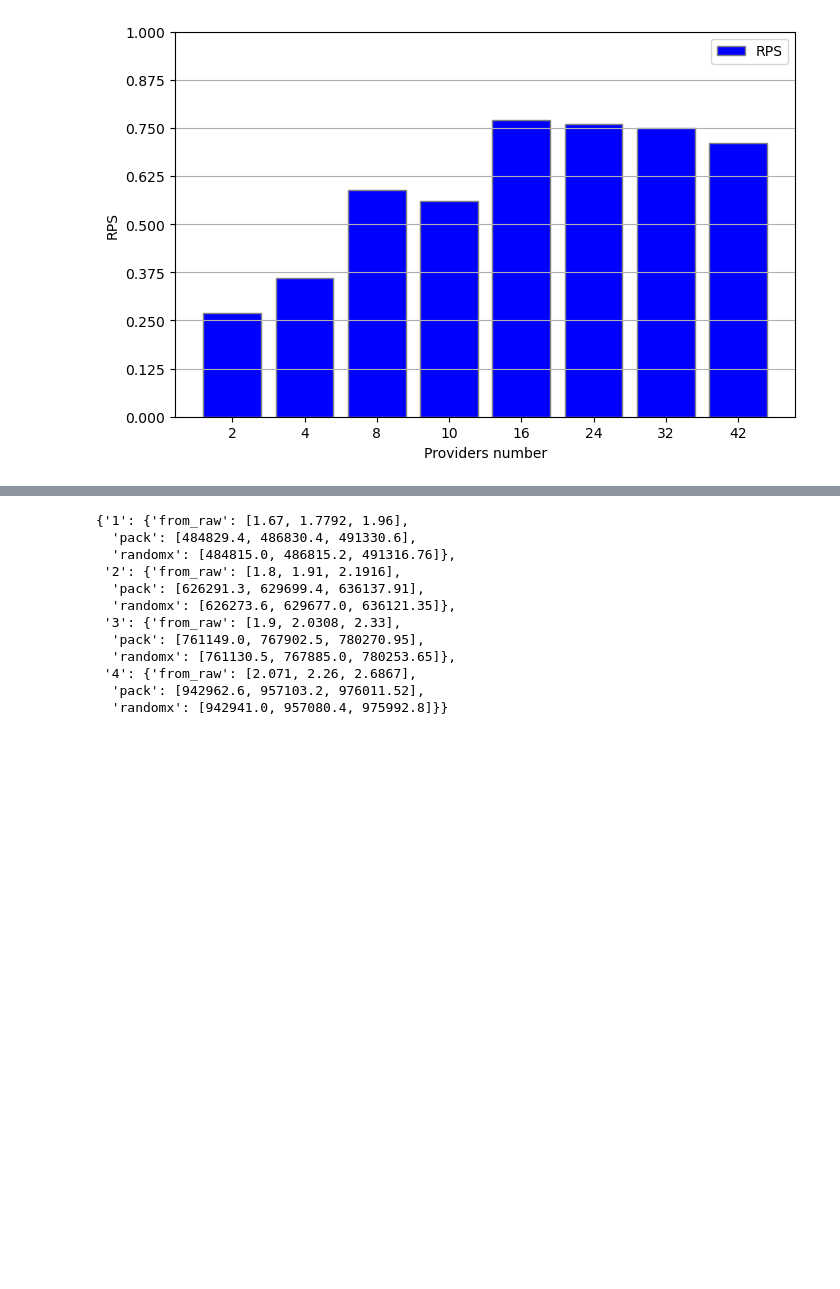
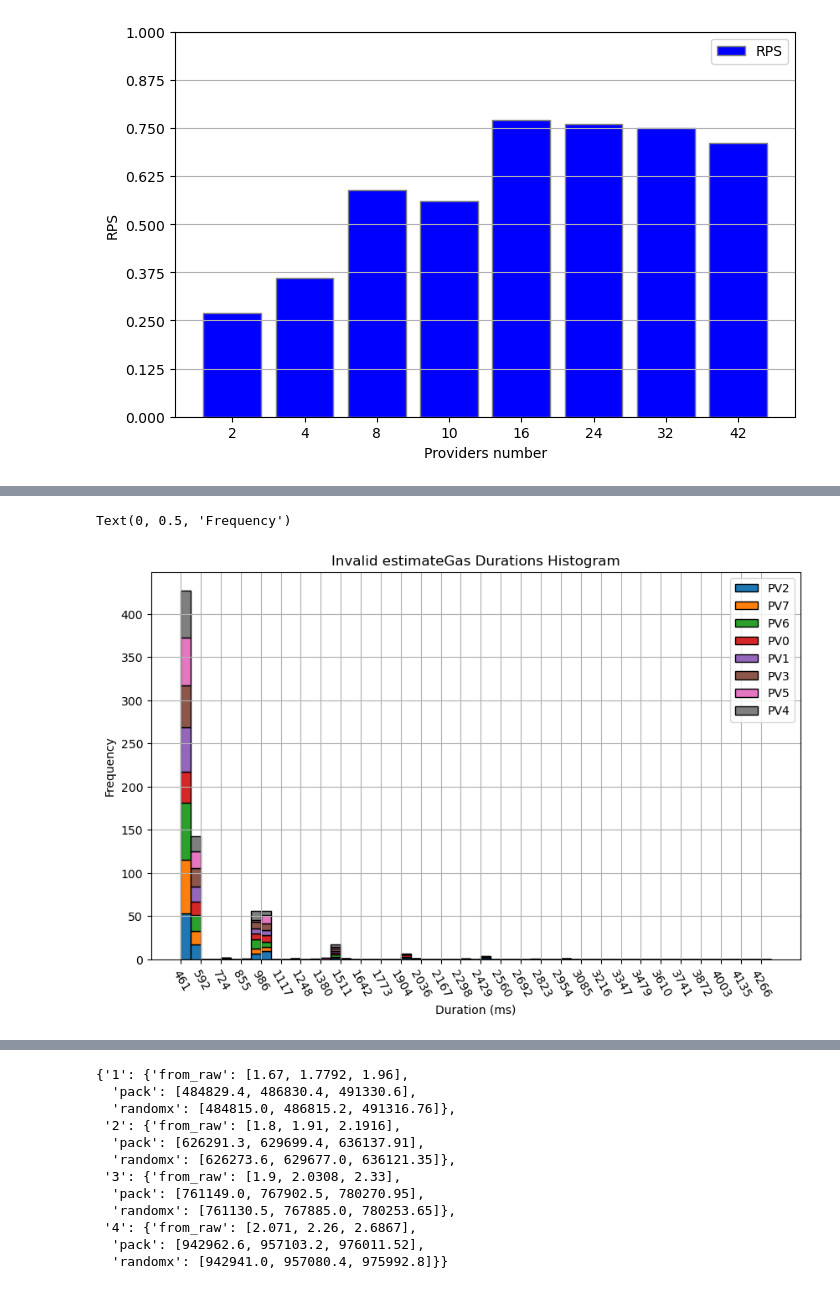
Before and after one commit to fluencelabs/ipc-load-test, a Jupyter notebook: analysis/Analysis.ipynb, the cells around one changed output, grey strips where cells are left out. Drawn from its saved outputs; the diff is of its cells as text; code cells hidden in the pictures; blank space fills up the shorter version.

```diff
--- a/analysis/Analysis.ipynb
+++ b/analysis/Analysis.ipynb
@@ -196,0 +236,22 @@ Text(0, 0.5, 'Frequency')
+# %%
+# Plot histogram
+plt.figure(figsize=(10, 6))
+
+# From the previos chart
+mind = min(invalid_est["duration"].min(), success_est["duration"].min())
+maxd = max(invalid_est["duration"].max(), success_est["duration"].max())
+
+space = np.linspace(mind, maxd, 60)
+providers = invalid_est["provider"].unique()
+data = [invalid_est[invalid_est["provider"] == pv]['duration'] for pv in providers]
+plt.hist(data, stacked=True, bins=space, edgecolor='black', label=providers)
+
+plt.xticks(space[::2], rotation=-60)
+plt.legend()
+plt.grid()
+plt.title('Invalid estimateGas Durations Histogram')
+plt.xlabel('Duration (ms)')
+plt.ylabel('Frequency')
+# %% [output]
+Text(0, 0.5, 'Frequency')
+[figure, added]
```
Also changed, not shown: parts of 16 cells of this notebook, 15 other files.
